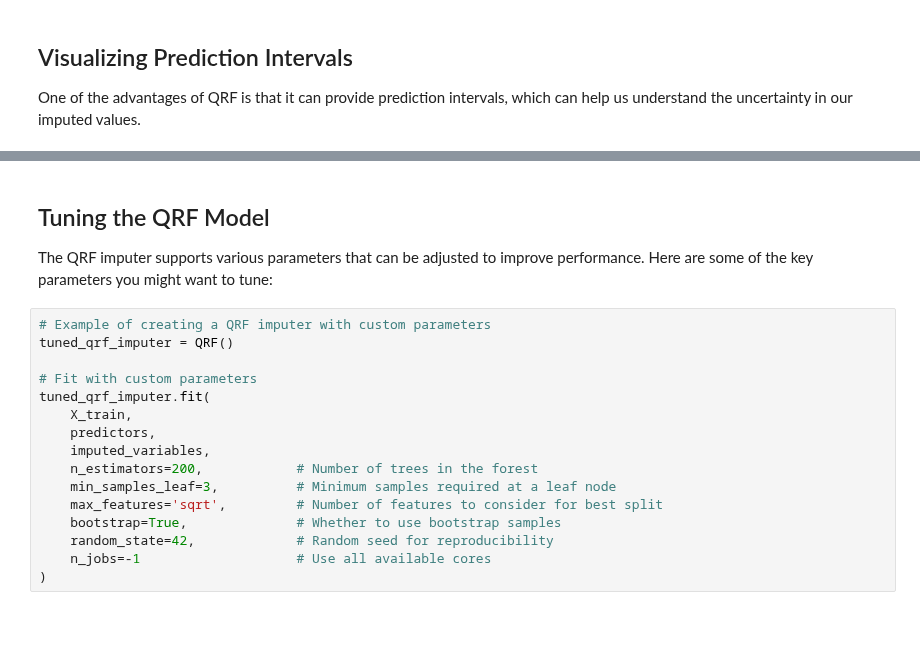
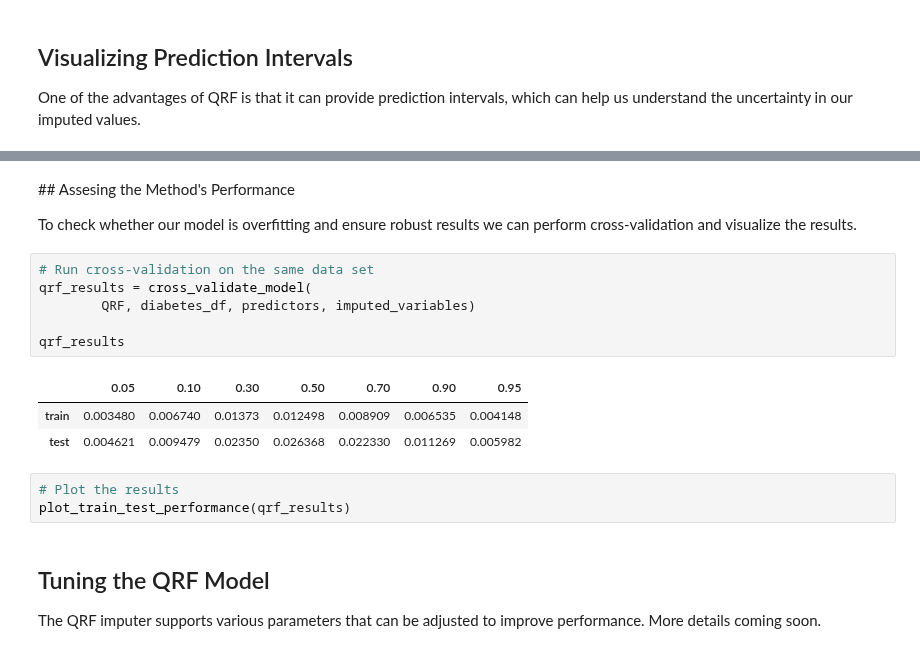
Before and after one commit to juaristi22/microimpute, a Jupyter notebook: docs/models/qrf/qrf-imputation.ipynb, the cells around one changed output, grey strips where cells are left out. Saved outputs shown, nothing was run; the diff lists cells and outputs as text; blank space fills up the shorter version.

```diff
--- a/docs/models/qrf/qrf-imputation.ipynb
+++ b/docs/models/qrf/qrf-imputation.ipynb
@@ -184,20 +201,21 @@ plt.show()
+# %% [markdown]
+## Assesing the Method's Performance
+
+To check whether our model is overfitting and ensure robust results we can perform cross-validation and visualize the results.
+# %%
+# Run cross-validation on the same data set
+qrf_results = cross_validate_model(
+        QRF, diabetes_df, predictors, imputed_variables)
+
+qrf_results
+# %% [output]
+|  | 0.05 | 0.10 | 0.30 | 0.50 | 0.70 | 0.90 | 0.95 |
+| train | 0.003480 | 0.006740 | 0.01373 | 0.012498 | 0.008909 | 0.006535 | 0.004148 |
+| test | 0.004621 | 0.009479 | 0.02350 | 0.026368 | 0.022330 | 0.011269 | 0.005982 |
+# %%
+# Plot the results
+plot_train_test_performance(qrf_results)
 # %% [markdown]
 ## Tuning the QRF Model
 
-The QRF imputer supports various parameters that can be adjusted to improve performance. Here are some of the key parameters you might want to tune:
+The QRF imputer supports various parameters that can be adjusted to improve performance. More details coming soon.
-# %%
-# Example of creating a QRF imputer with custom parameters
-tuned_qrf_imputer = QRF()
-
-# Fit with custom parameters
-tuned_qrf_imputer.fit(
-    X_train,
-    predictors,
-    imputed_variables,
-    n_estimators=200,            # Number of trees in the forest
-    min_samples_leaf=3,          # Minimum samples required at a leaf node
-    max_features='sqrt',         # Number of features to consider for best split
-    bootstrap=True,              # Whether to use bootstrap samples
-    random_state=42,             # Random seed for reproducibility
-    n_jobs=-1                    # Use all available cores
-)
```
Also changed, not shown: parts of 14 cells of this notebook, 18 other files.
